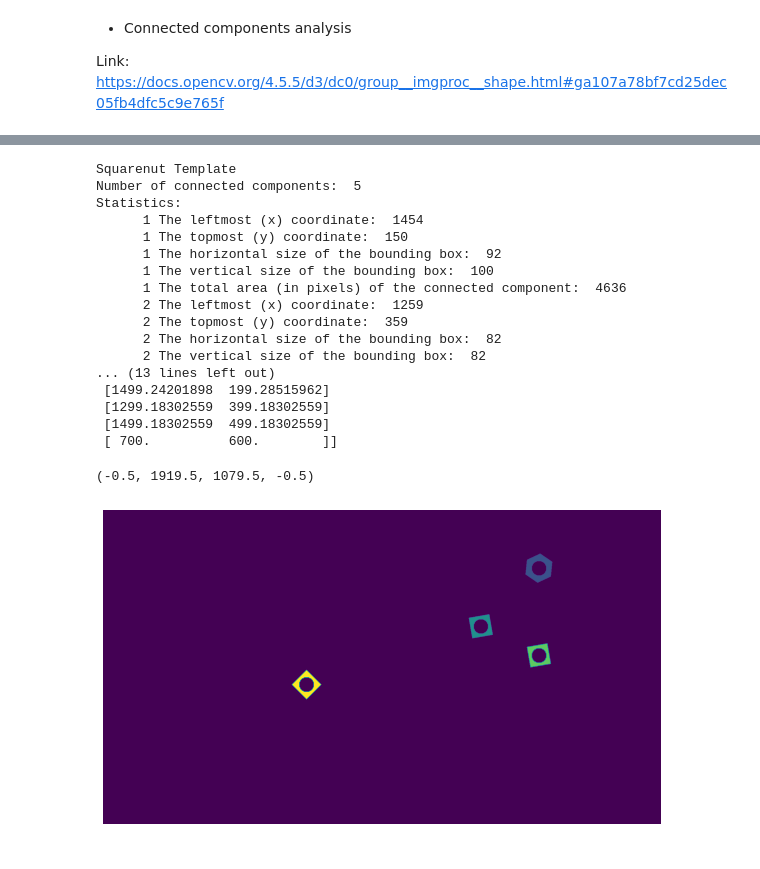
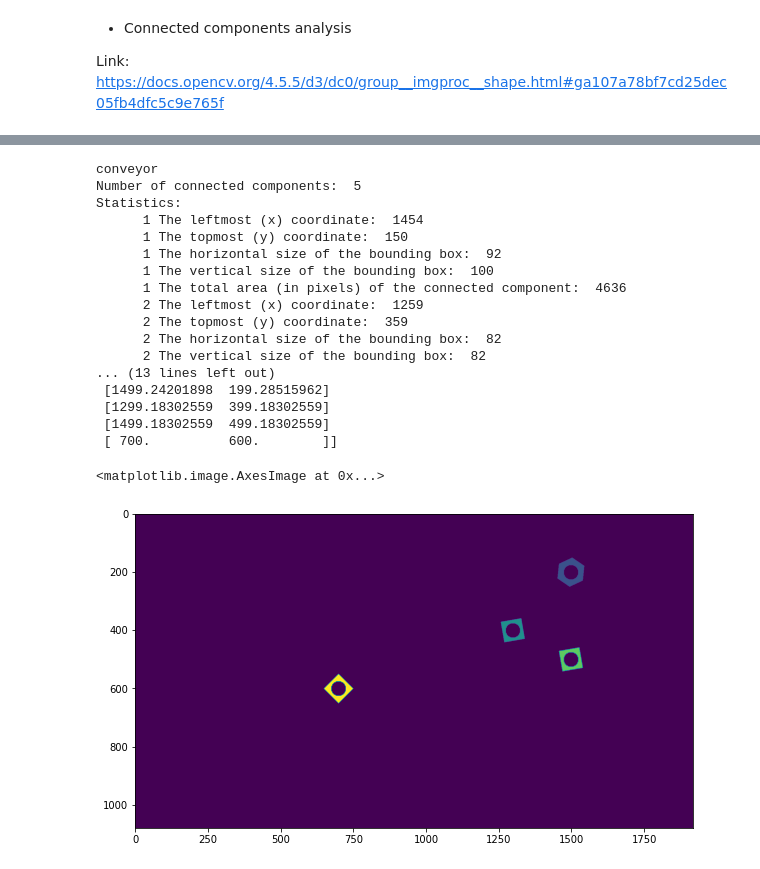
Before and after one commit to dulmi-99/Image-Processing-and-Machine-Vision, a Jupyter notebook: Assignments/Assignment 3/190107T_a03.ipynb, the cells around one changed output, grey strips where cells are left out. Saved outputs shown, nothing was run; the diff lists cells and outputs as text; code cells hidden in the pictures.

```diff
--- a/Assignments/Assignment 3/190107T_a03.ipynb
+++ b/Assignments/Assignment 3/190107T_a03.ipynb
@@ -167,34 +165,33 @@ print('conveyor ')
 print('Number of connected components: ', conv_n_labels)
 print('Statistics: ')
 for i in range(1,conv_n_labels):
     print('     ',i, 'The leftmost (x) coordinate: ', conv_stats[i, cv.CC_STAT_LEFT])
     print('     ',i, 'The topmost (y) coordinate: ', conv_stats[i, cv.CC_STAT_TOP])
     print('     ',i, 'The horizontal size of the bounding box: ', conv_stats[i, cv.CC_STAT_WIDTH])
     print('     ',i, 'The vertical size of the bounding box: ' ,conv_stats[i, cv.CC_STAT_HEIGHT])
     print('     ',i, 'The total area (in pixels) of the connected component: ', conv_stats[i, cv.CC_STAT_AREA])
 print('Centroids: ')
 print(conv_centroids )
 
 fig,ax=plt.subplots(1,1,figsize=(10,20))
 ax.imshow(conv_labels)
-ax.axis(False)
 # %% [output]
-Squarenut Template
+conveyor
 Number of connected components:  5
 Statistics:
       1 The leftmost (x) coordinate:  1454
       1 The topmost (y) coordinate:  150
       1 The horizontal size of the bounding box:  92
       1 The vertical size of the bounding box:  100
       1 The total area (in pixels) of the connected component:  4636
       2 The leftmost (x) coordinate:  1259
       2 The topmost (y) coordinate:  359
       2 The horizontal size of the bounding box:  82
       2 The vertical size of the bounding box:  82
 ... (13 lines left out)
  [1499.24201898  199.28515962]
  [1299.18302559  399.18302559]
  [1499.18302559  499.18302559]
  [ 700.          600.        ]]
-(-0.5, 1919.5, 1079.5, -0.5)
+<matplotlib.image.AxesImage at 0x...>
-[figure, old version]
+[figure, new version]
```
Also changed, not shown: parts of 4 cells of this notebook.
